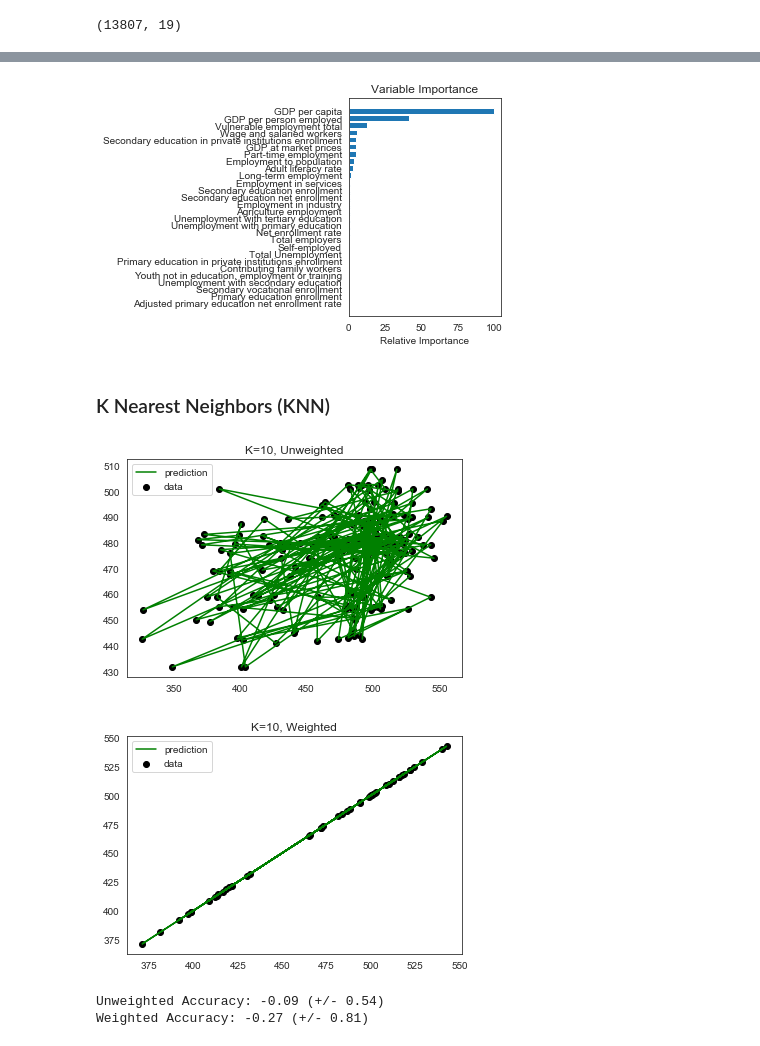
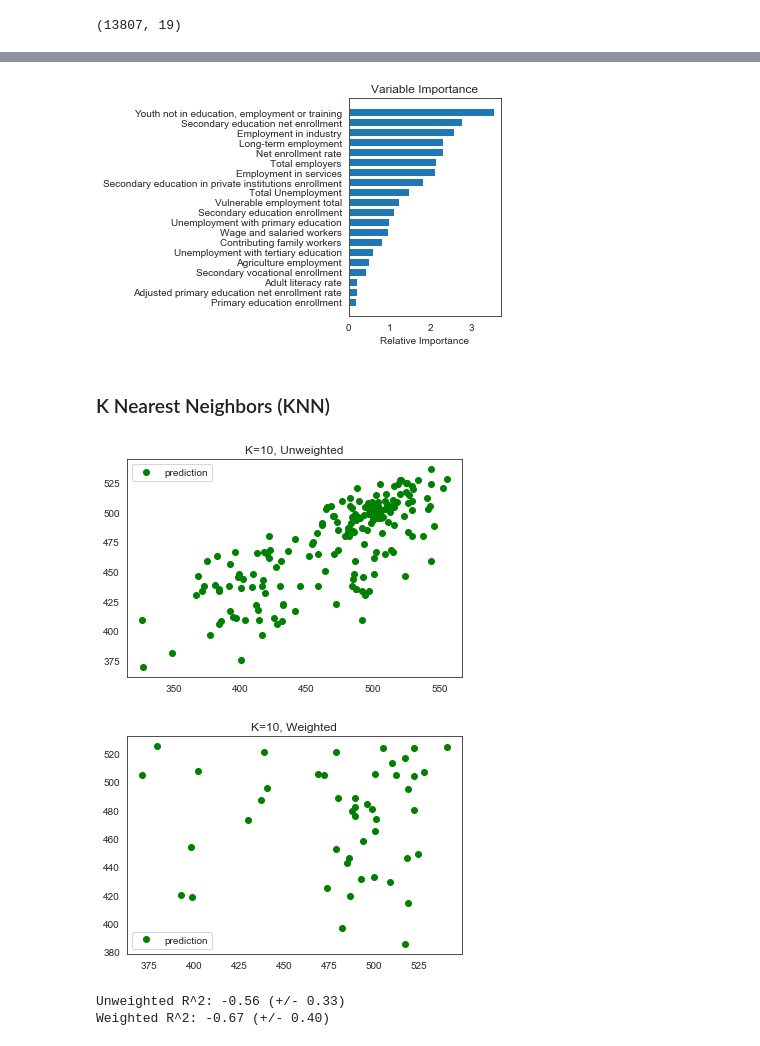
Before and after one commit to Heathocha/The-3-E-s, a Jupyter notebook: The 3 E's-Main.ipynb, the cells around one changed output, grey strips where cells are left out. Cells and saved outputs as stored; diff of their text form; code cells hidden in the pictures.

```diff
--- a/The 3 E's-Main.ipynb
+++ b/The 3 E's-Main.ipynb
@@ -930,13 +904,19 @@ from sklearn.utils import shuffle
 from sklearn.metrics import mean_squared_error
 
 # We'll make 500 iterations, use 2-deep trees, and set our loss function.
-params = {'n_estimators': 500,
+params = {'n_estimators': 150,
           'max_depth': 2,
           'loss': 'ls'}
 
 # Initialize and fit the model.
 clf = ensemble.GradientBoostingRegressor(**params)
-clf.fit(Xtest, ytest)
+clf.fit(Xtrain, ytrain)
 
-predict_train = radm.predict(Xtrain)
-predict_test = radm.predict(Xtest)
+predict_train = clf.predict(Xtrain)
+predict_test = clf.predict(Xtest)
+
+
+print('\n Percentage R^2 training set')
+print(clf.score(Xtrain, ytrain))
+print('\n Percentage R^2 testing set')
+print(clf.score(Xtest, ytest))
@@ -977,7 +940,7 @@ feature_importance = clf.feature_importances_
 
 # Make importances relative to max importance.
 feature_importance = 100.0 * (feature_importance / feature_importance.max())
-sorted_idx = np.argsort(feature_importance)
+sorted_idx = np.argsort(feature_importance)[0:20]
 pos = np.arange(sorted_idx.shape[0]) + .5
 plt.subplot(1, 2, 2)
 plt.barh(pos, feature_importance[sorted_idx], align='center')
@@ -986,49 +949,44 @@ plt.xlabel('Relative Importance')
 plt.title('Variable Importance')
 plt.show()
 # %% [output]
-[figure, old version]
+[figure, new version]
 # %% [markdown]
 ### K Nearest Neighbors (KNN)
 # %%
 from sklearn import neighbors
 # %%
-knn = neighbors.KNeighborsRegressor(n_neighbors=10)
+knn = neighbors.KNeighborsRegressor(n_neighbors=2)
 knn.fit(Xtrain, ytrain)
 
 # Trailing underscores are a common convention for a prediction.
 y_train_ = knn.predict(Xtrain)
 
-plt.scatter(ytrain, y_train_, c='k', label='data')
-plt.plot(ytrain, y_train_, c='g', label='prediction')
+plt.plot(ytrain, y_train_, 'go', label='prediction')
 plt.legend()
 plt.title('K=10, Unweighted')
 plt.show()
 # %% [output]
-[figure, old version]
+[figure, new version]
 # %%
-knn_w = neighbors.KNeighborsRegressor(n_neighbors=10, weights='distance')
-knn_w.fit(Xtest, ytest)
-
-# Set up our prediction line.
-T = np.arange(0, 50, 0.1)[:, np.newaxis]
+knn_w = neighbors.KNeighborsRegressor(n_neighbors=2, weights='distance')
+knn_w.fit(Xtrain, ytrain)
 
 y_test_ = knn_w.predict(Xtest)
 
-plt.scatter(ytest, y_test_, c='k', label='data')
-plt.plot(ytest, y_test_, c='g', label='prediction')
+plt.plot(ytest, y_test_, 'go', label='prediction')
 plt.legend()
 plt.title('K=10, Weighted')
 plt.show()
 # %% [output]
-[figure, old version]
+[figure, new version]
 # %%
-score = cross_val_score(knn, Xtest, ytest, cv=5)
-print("Unweighted Accuracy: %0.2f (+/- %0.2f)" % (score.mean(), score.std() * 2))
-score_w = cross_val_score(knn_w, Xtest, ytest, cv=5)
-print("Weighted Accuracy: %0.2f (+/- %0.2f)" % (score_w.mean(), score_w.std() * 2))
+score = cross_val_score(knn, Xtrain, ytrain, cv=5)
+print("Unweighted R^2: %0.2f (+/- %0.2f)" % (score.mean(), score.std() * 2))
+score_w = cross_val_score(knn_w, Xtrain, ytrain, cv=5)
+print("Weighted R^2: %0.2f (+/- %0.2f)" % (score_w.mean(), score_w.std() * 2))
 # %% [output]
-Unweighted Accuracy: -0.09 (+/- 0.54)
-Weighted Accuracy: -0.27 (+/- 0.81)
+Unweighted R^2: -0.56 (+/- 0.33)
+Weighted R^2: -0.67 (+/- 0.40)
 # %% [markdown]
 ### Use Case
 
```
Also changed, not shown: parts of 25 cells of this notebook.
